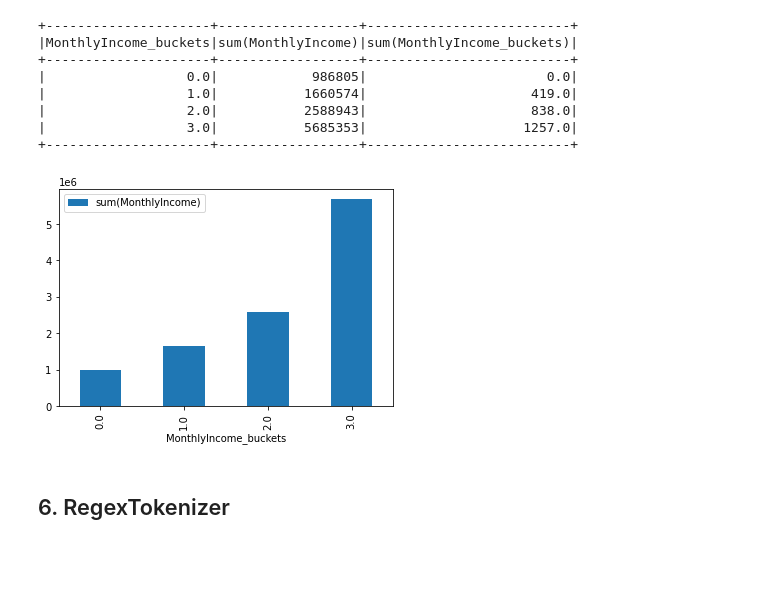
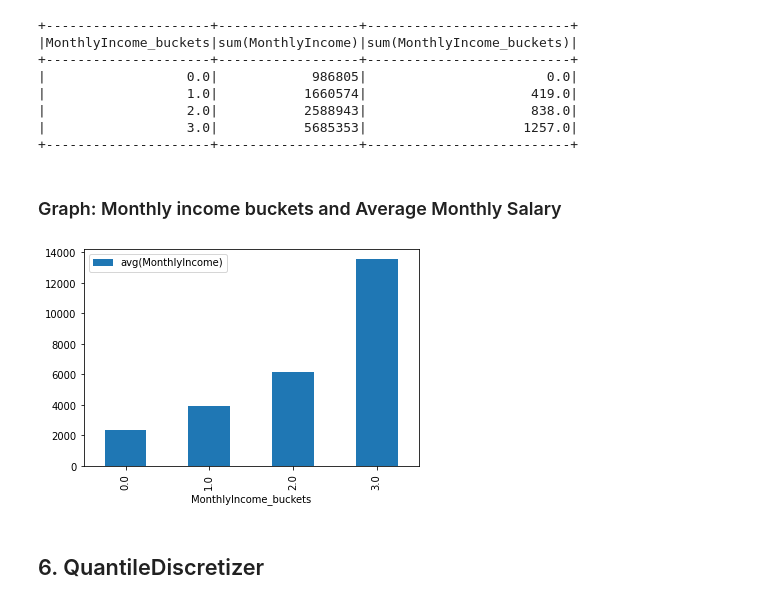
Before and after one commit to NamanJhawar-NMIMS/Classification-with-pyspark, a Jupyter notebook: Assignment_Classification_with_pyspark.ipynb, the cells around one changed output. Cells and saved outputs as stored; diff of their text form; code cells hidden in the pictures; blank space fills up the shorter version.

```diff
--- a/Assignment_Classification_with_pyspark.ipynb
+++ b/Assignment_Classification_with_pyspark.ipynb
@@ -77,3 +128,6 @@ original_columns=list(dataset.columns)
+# %%
+# Dropping these columns as they are not important and won't help in the classification
+dataset=dataset.drop(*['StandardHours','EmployeeID','EmployeeCount','Over18'])
 # %%
 dataset.show(5)
 # %% [output]
@@ -308,9 +365,11 @@ dataset.select("MonthlyIncome",'MonthlyIncome_buckets').groupBy('MonthlyIncome_b
 |                  2.0|           2588943|                     838.0|
 |                  3.0|           5685353|                    1257.0|
 +---------------------+------------------+--------------------------+
+# %% [markdown]
+### Graph: Monthly income buckets and Average Monthly Salary
 # %%
-dataset.select("MonthlyIncome",'MonthlyIncome_buckets').groupBy('MonthlyIncome_buckets').sum().orderBy('sum(MonthlyIncome)').toPandas().plot.bar(x='MonthlyIncome_buckets',y='sum(MonthlyIncome)');
+dataset.select("MonthlyIncome",'MonthlyIncome_buckets').groupBy('MonthlyIncome_buckets').avg().orderBy('avg(MonthlyIncome)').toPandas().plot.bar(x='MonthlyIncome_buckets',y='avg(MonthlyIncome)');
 # %% [output]
-[figure, old version]
+[figure, new version]
 # %% [markdown]
-## 6. RegexTokenizer
+## 6. QuantileDiscretizer
```
Also changed, not shown: parts of 76 cells of this notebook.
